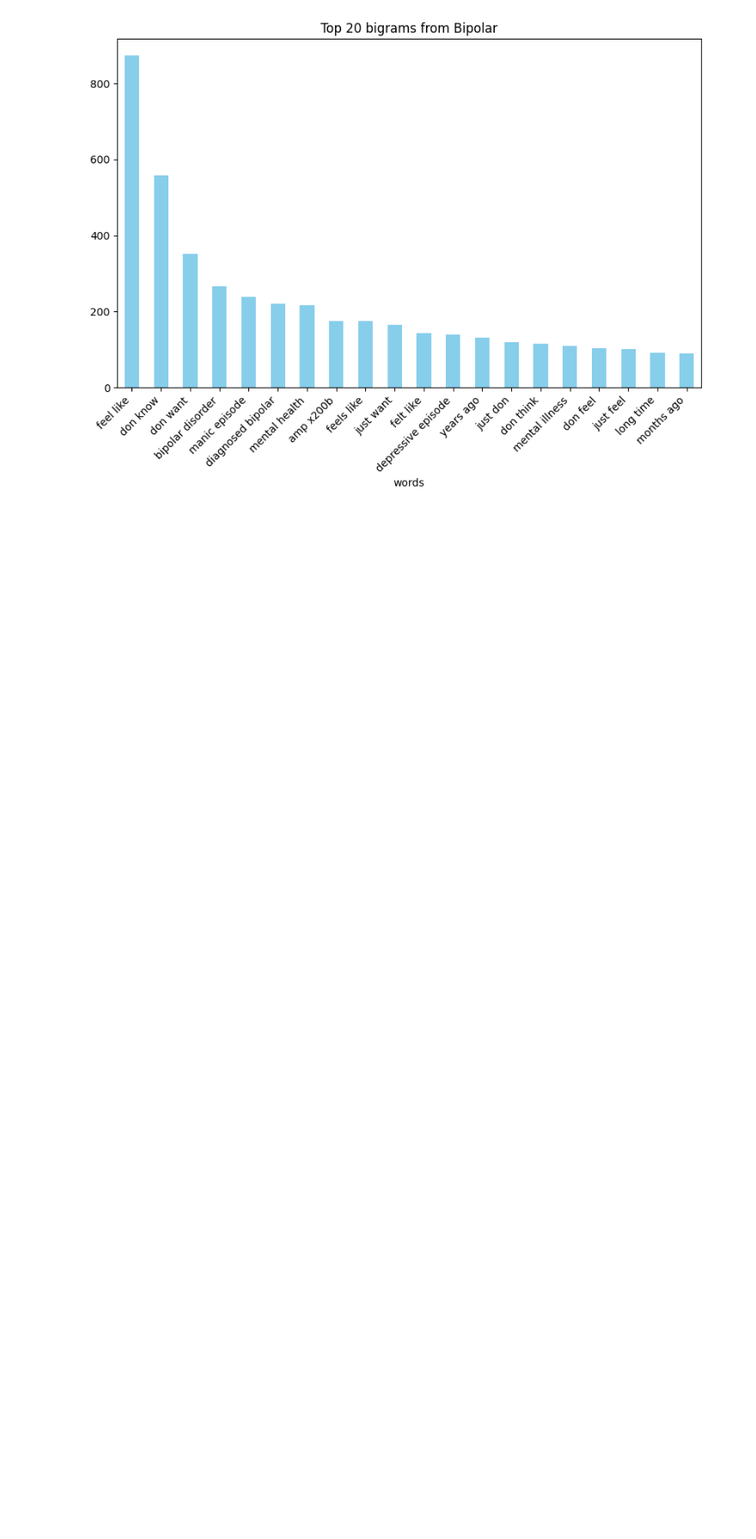
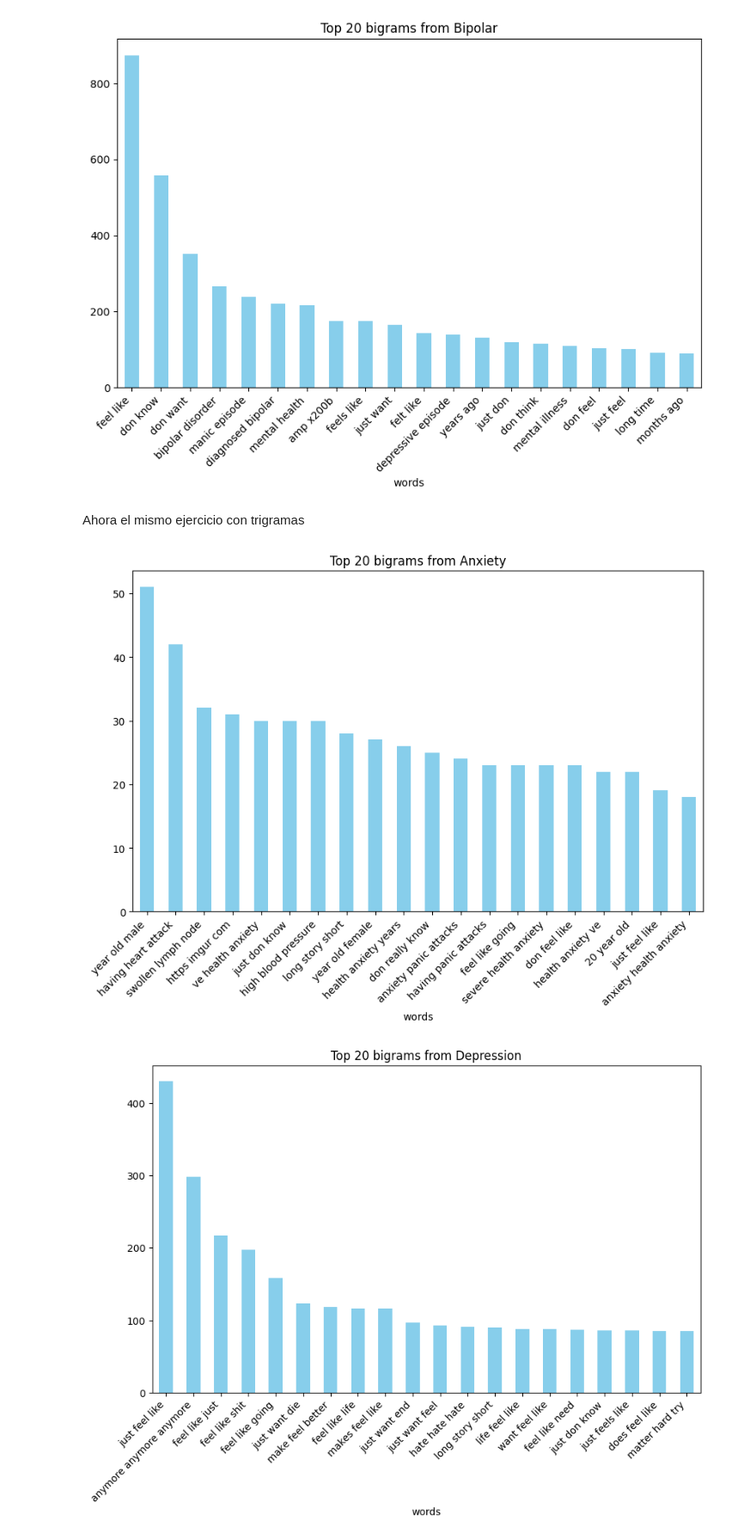
Before and after one commit to jjmoras1/Final_Data_science3_Mora_John, a Jupyter notebook: ProyectoFinal.ipynb, the cells around one changed output. Shown at 86% size. Cells and saved outputs as stored; diff of their text form; code cells hidden in the pictures; blank space fills up the shorter version.

```diff
--- a/ProyectoFinal.ipynb
+++ b/ProyectoFinal.ipynb
@@ -438,3 +438,32 @@ for x in Enfermedades_Sin_Normal:
 [figure]
 [figure]
 [figure]
+# %% [markdown]
+Ahora el mismo ejercicio con trigramas
+# %%
+for x in Enfermedades_Sin_Normal:
+    # Obtener los bigramas más comunes
+    common_words = get_top_n_words(df[df['status'] == x]['statement'], 20, 3)
+
+    # Crear un DataFrame con los bigramas y sus frecuencias
+    df_temp = pd.DataFrame(common_words, columns=['words', 'count'])
+
+    # Agrupar por bigramas y ordenar por frecuencia
+    df_temp = df_temp.groupby('words').sum().sort_values(by='count', ascending=False)
+
+    # Crear el gráfico de barras
+    ax = df_temp['count'].plot(
+        kind='bar',
+        title=f'Top 20 bigrams from {x}',
+        figsize=(10, 6),
+        color='skyblue'
+    )
+
+    # Ajustar etiquetas del eje x para que no se sobrepongan
+    ax.set_xticklabels(ax.get_xticklabels(), rotation=45, ha='right')
+
+    # Mostrar el gráfico
+    plt.show()
+# %% [output]
+[figure, added]
+[figure, added]
```
Also changed, not shown: parts of 18 cells of this notebook.
